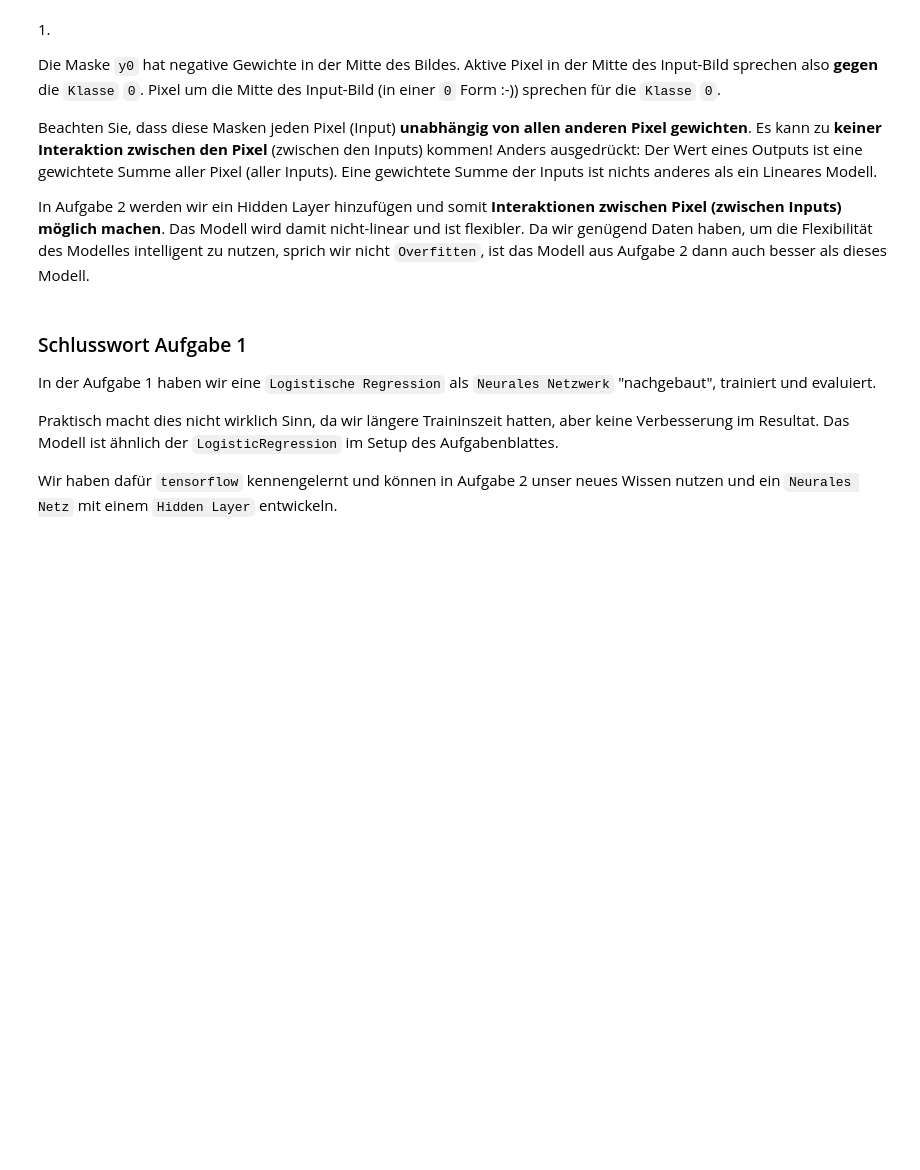
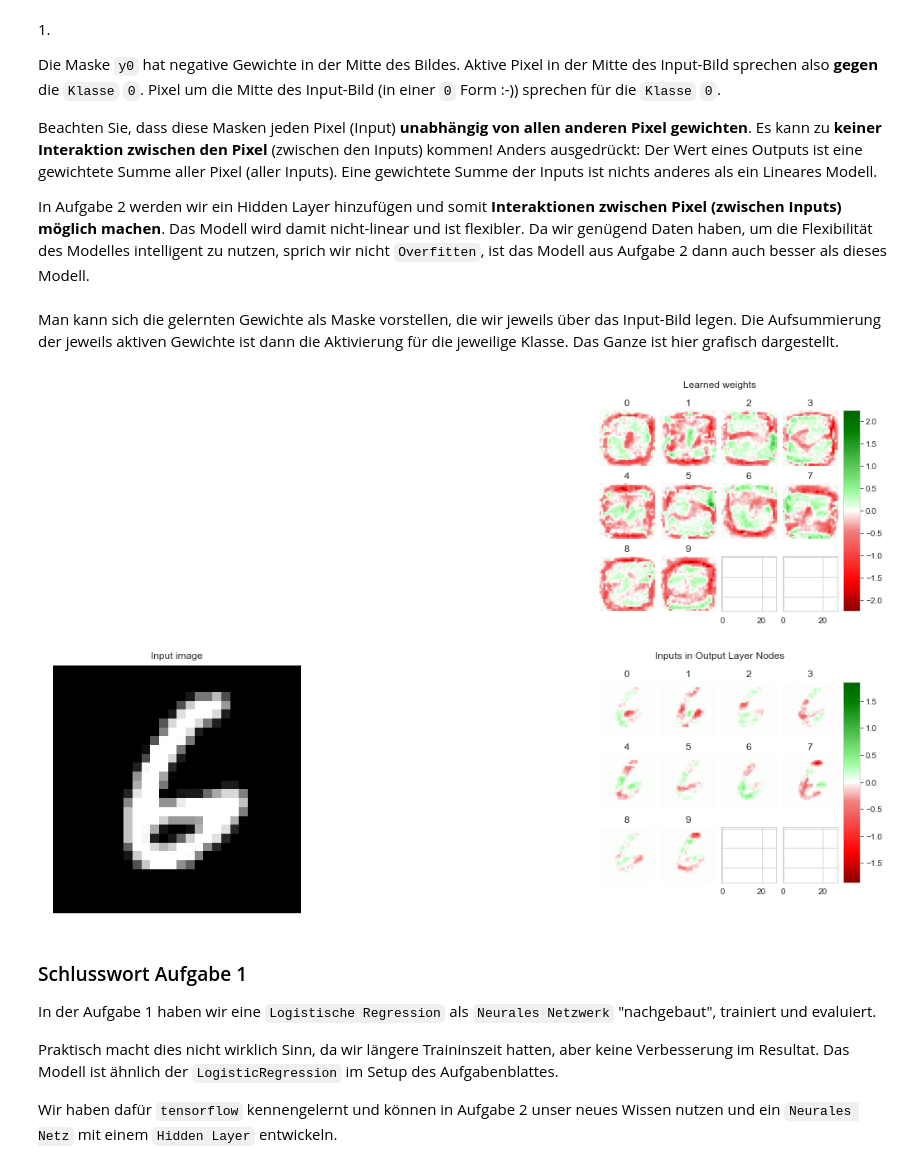
Before and after one commit to benikm91/cas_machine-learning-exercise, a Jupyter notebook: src/neural_network/neural_network_solution.ipynb, the cells around one changed output. Cells and saved outputs as stored; diff of their text form; code cells hidden in the pictures; blank space fills up the shorter version.

```diff
--- a/src/neural_network/neural_network_solution.ipynb
+++ b/src/neural_network/neural_network_solution.ipynb
@@ -121,6 +121,7 @@ plt.show()
 Folgende Funktion müssen Sie in den Extra-Aufgaben verwenden. Die Umsetzung (der Code) der Funktion muss **nicht** verstanden werden.
 # %%
 from math import sqrt, floor, ceil
+from tensorflow.keras import backend as K
 
 def get_2d_dim_of(size):
     n_rows = floor(sqrt(size))
@@ -173,7 +174,7 @@ def plot_weights(weights: np.array, f = None, alphas=None, colors=None, fig=None
         f = lambda x: x
 
     if fig is None:
-        fig = plt.figure(figsize=(18, 18))
+        fig = plt.figure(figsize=(9, 9))
 
     size = weights.shape[1]
     n_rows = floor(sqrt(size))
@@ -210,6 +211,15 @@ def plot_weights(weights: np.array, f = None, alphas=None, colors=None, fig=None
         cb.draw_all()
 
     return fig
+
+
+def get_layer_activations_for(model, input_img):
+    """
+    Hilfsfunktion für die Berechnung der Aktivierungen von allen Layern in unserem Neuralen Netz.
+    """
+    input_data = input_img.reshape(1, -1)
+    outputs = [K.function([model.get_layer(index=0).input], layer.output)([input_data]).reshape(-1) for layer in model.layers]
+    return input_img, *outputs
 # %% [markdown]
 ## Aufgabe 1 - Logistische Regression als Neural Network
 
@@ -404,6 +417,34 @@ Eine gewichtete Summe der Inputs ist nichts anderes als ein Lineares Modell.
 In Aufgabe 2 werden wir ein Hidden Layer hinzufügen und somit **Interaktionen zwischen Pixel (zwischen Inputs) möglich machen**.
 Das Modell wird damit nicht-linear und ist flexibler.
 Da wir genügend Daten haben, um die Flexibilität des Modelles intelligent zu nutzen, sprich wir nicht `Overfitten`, ist das Modell aus Aufgabe 2 dann auch besser als dieses Modell.
+# %% [markdown]
+Man kann sich die gelernten Gewichte als Maske vorstellen, die wir jeweils über das Input-Bild legen. Die Aufsummierung der jeweils aktiven Gewichte ist dann die Aktivierung für die jeweilige Klasse. Das Ganze ist hier grafisch dargestellt.
+# %%
+image_index = 1
+
+# Berechnung der Aktivierungen innerhalb des Neuralen Netzes für spätere plots.
+input_layer_output, output_layer_output = get_layer_activations_for(model, X_val[image_index, :])
+
+hidden_layer_pre_output = (model.get_weights()[0].T * input_layer_output).T
+
+fig = plt.figure(constrained_layout=True, figsize=(18, 9))
+subfigs = fig.subfigures(2, 2, width_ratios=[1, 3])
+
+plot_weights(model.get_weights()[0], fig=subfigs[0][1]) \
+    .suptitle(f"Learned weights")
+
+ax = subfigs[1][0].subplots(1, 1)
+subfigs[1][0].suptitle("Input image")
+ax.imshow(input_layer_output.reshape(28, 28), cmap='gray')
+ax.axis('off')
+
+output_layer_pre_output = (model.get_weights()[0].T * input_layer_output).T
+
+plot_weights(output_layer_pre_output, fig=subfigs[1][1]) \
+    .suptitle(f"Inputs in Output Layer Nodes")
+plt.show()
+# %% [output]
+[figure, added]
 # %% [markdown]
 ### Schlusswort Aufgabe 1
 
```
Also changed, not shown: parts of 18 cells of this notebook.
